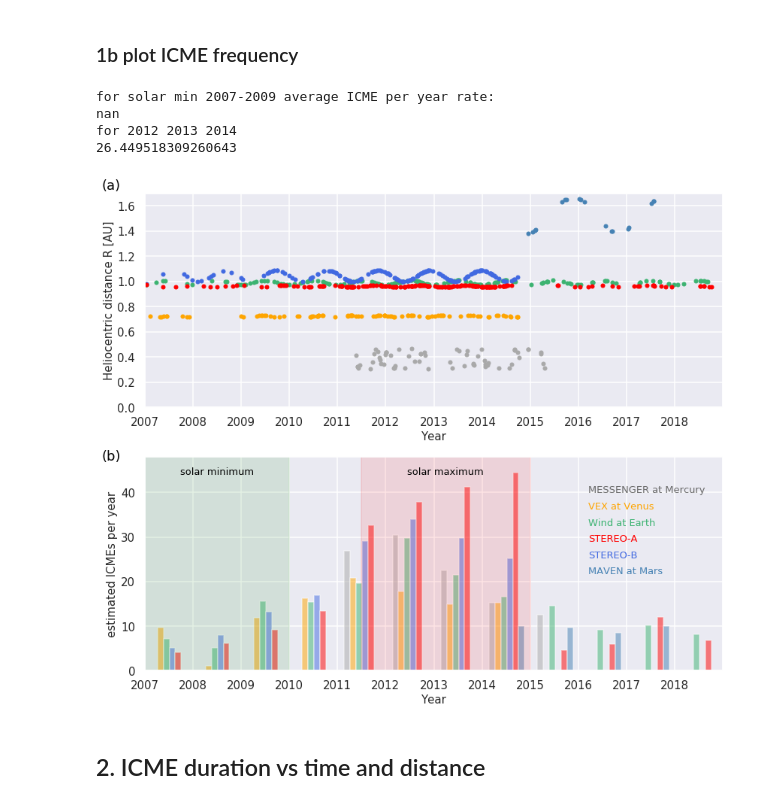
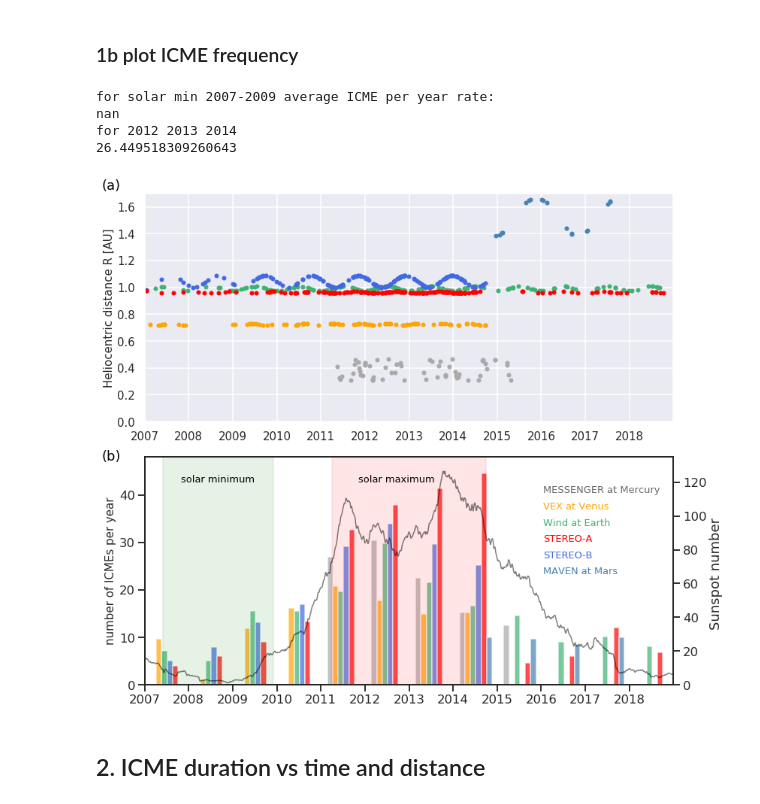
Before and after one commit to cmoestl/heliocats, a Jupyter notebook: cme_statistics.ipynb, the cells around one changed output. Drawn from its saved outputs; the diff is of its cells as text; code cells hidden in the pictures.

```diff
--- a/cme_statistics.ipynb
+++ b/cme_statistics.ipynb
@@ -501,7 +504,6 @@ binweite=360/8
 
 sns.set_context("talk")
 sns.set_style('darkgrid')
-#sns.set_style("ticks",{'grid.linestyle': '--'})
 fsize=15
 
 fig=plt.figure(4,figsize=(12,10	))
@@ -519,7 +521,7 @@ plt.plot_date(ic.icme_start_time[stai],ic.mo_sc_heliodistance[stai],fmt='o',colo
 #plt.plot_date(ic.icme_start_time[ulyi],ic.mo_sc_heliodistance[ulyi],fmt='o',color='brown',markersize=5)
 
 plt.ylabel('Heliocentric distance R [AU]',fontsize=fsize)
-plt.xlabel('Year',fontsize=fsize)
+#plt.xlabel('Year',fontsize=fsize)
 plt.yticks(np.arange(0,2.0,0.2),fontsize=fsize)
 plt.xticks(yearly_start_times,fontsize=fsize)
 
@@ -529,6 +531,11 @@ plt.ylim([0,1.7])
 ax1.xaxis_date()
 myformat = mdates.DateFormatter('%Y')
 ax1.xaxis.set_major_formatter(myformat)
+
+
+sns.set_style('white')
+sns.set_style("ticks",{'grid.linestyle': '--'})
+
 
 
 #################### Fig 1b
@@ -557,23 +564,53 @@ binedges=bin_edgeswin
 #             open( "data/icme_frequency.p", "wb" ), protocol=2 )
 #[binedges,histwin,histvex,histmes,histsta,histstb,histmav]=pickle.load( open( "plots_stats/stats/icme_frequency.p", "rb" ) )
 
+
+
+
 ax2 = plt.subplot(212)
 
+
+#plot sunspot number  with y axis extra on the right
+
+#cut off omni data
+otime=omni[-130000:].time
+#make 12 month running mean for the hourly data
+ospots=running_mean(omni[-130000:].spot,24*30*6+1)
+ax3=ax2.twinx()
+ax3.plot(otime,ospots,'-k',alpha=0.5,linewidth=1.5)
+ax3.set_ylabel('Sunspot number ')
+ax3.set_ylim(0,135)
+
+
+
 #binweite=45
-ax2.bar(bin_edgesmerc[:-1]+30+binweite,histmerc, width=binweite,color='darkgrey', alpha=0.5)
-ax2.bar(bin_edgesvex[:-1]+30+binweite*2,histvex, width=binweite,color='orange', alpha=0.5)
-ax2.bar(bin_edgeswin[:-1]+30+binweite*3,histwin, width=binweite,color='mediumseagreen', alpha=0.5)
-ax2.bar(bin_edgesstb[:-1]+30+binweite*4,histstb, width=binweite,color='royalblue', alpha=0.5)
-ax2.bar(bin_edgessta[:-1]+30+binweite*5,histsta, width=binweite,color='red', alpha=0.5)
+ax2.bar(bin_edgesmerc[:-1]+30+binweite,histmerc, width=binweite,color='darkgrey', alpha=0.7)
+ax2.bar(bin_edgesvex[:-1]+30+binweite*2,histvex, width=binweite,color='orange', alpha=0.7)
+ax2.bar(bin_edgeswin[:-1]+30+binweite*3,histwin, width=binweite,color='mediumseagreen', alpha=0.7)
+ax2.bar(bin_edgesstb[:-1]+30+binweite*4,histstb, width=binweite,color='royalblue', alpha=0.7)
+ax2.bar(bin_edgessta[:-1]+30+binweite*5,histsta, width=binweite,color='red', alpha=0.7)
 #ax2.bar(bin_edgessta[:-1]+30+binweite*5,histuly, width=binweite,color='brown', alpha=0.5)
-ax2.bar(bin_edgesmav[:-1]+30+binweite*6,histmav, width=binweite,color='steelblue', alpha=0.5)
+ax2.bar(bin_edgesmav[:-1]+30+binweite*6,histmav, width=binweite,color='steelblue', alpha=0.7)
+ax2.set_ylim(0,48)
+ax2.set_xlim(yearly_bin_edges[0],yearly_bin_edges[-1])
 
-plt.xlim(yearly_bin_edges[0],yearly_bin_edges[-1])
+fsize=15
+ax2.set_ylabel('number of ICMEs per year',fontsize=fsize)
+#ax2.set_yticks(fontsize=fsize)
+
+
+
+
 ax2.xaxis_date()
 myformat = mdates.DateFormatter('%Y')
 ax2.xaxis.set_major_formatter(myformat)
+plt.xticks(yearly_start_times, fontsize=fsize)
+plt.xlabel('Year',fontsize=fsize)
+
+
+
 #sets planet / spacecraft labels
-xoff=0.77
+xoff=0.7
 yoff=0.45
 fsize=13
 plt.figtext(xoff,yoff-0.03*1,'MESSENGER at Mercury',color='dimgrey', fontsize=fsize, ha='left')
@@ -586,63 +623,54 @@ plt.figtext(xoff,yoff-0.03*6,'MAVEN at Mars',color='steelblue', fontsize=fsize,
 #panel labels
 plt.figtext(0.02,0.98,'(a)',color='black', fontsize=fsize+5, ha='left')
 plt.figtext(0.02,0.48,'(b)',color='black', fontsize=fsize+5, ha='left')
-plt.ylim(0,48)
 #limits solar min/rise/max
-vlevel=44
+vlevel=120
 fsize=13
 
 plt.axvspan(minstart_num,minend_num, color='green', alpha=0.1)
 plt.annotate('solar minimum',xy=(minstart_num+(minend_num-minstart_num)/2,vlevel),color='black', ha='center', fontsize=fsize)
 
 plt.axvspan(maxstart_num,maxend_num, color='red', alpha=0.1)
-plt.annotate('solar maximum',xy=(maxstart_num+(maxend_num-maxstart_num)/2,vlevel),color='black', ha='center', fontsize=fsize)
+plt.annotate('solar maximum',xy=(maxstart_num+(maxend_num-maxstart_num)/2-100,vlevel),color='black', ha='center', fontsize=fsize)
 
 
 #plt.axvspan(risestart_num,riseend_num, color='yellow', alpha=0.1)
 #plt.annotate('rising phase',xy=(risestart_num+(riseend_num-risestart_num)/2,vlevel),color='black', ha='center', fontsize=fsize)
 
-fsize=15
-plt.ylabel('estimated ICMEs per year',fontsize=fsize)
-plt.xlabel('Year',fontsize=fsize)
-plt.yticks(fontsize=fsize)
-plt.xticks(yearly_start_times, fontsize=fsize)
 plt.tight_layout()
-
-
-#************ addSunspot number in back with right axis
 
 #sns.despine()
 
 plt.savefig('results/plots_stats/ICME_frequency_1.pdf', dpi=300)
 plt.savefig('results/plots_stats/ICME_frequency_1.png', dpi=300)
 
 
 #calculate general parameters
 
 print('for solar min 2007-2009 average ICME per year rate:')
 mean07=np.mean([histwin[0],histvex[0],histsta[0],histstb[0],histmerc[0]])
 mean08=np.mean([histwin[1],histvex[1],histsta[1],histstb[1],histmerc[1]])
 mean09=np.mean([histwin[2],histvex[2],histsta[2],histstb[2],histmerc[2]])
 print(np.nanmean([mean07,mean08,mean09]))
 
 #print('for 2010 2011')
 #mean10=np.mean([histwin[3],histvex[3],histsta[3],histstb[3],histmes[3]])
 #mean11=np.mean([histwin[4],histvex[4],histsta[4],histstb[4],histmes[4]])
 #print(np.mean([mean10,mean11]))
 
 
 print('for 2012 2013 2014')
 mean12=np.mean([histwin[5],histvex[5],histsta[5],histstb[5],histmerc[5]])
 mean13=np.mean([histwin[6],histvex[6],histsta[6],histstb[6],histmerc[6]])
 mean14=np.mean([histwin[7],histvex[7],histsta[7],histstb[7],histmerc[7]])
 
 print(np.mean([mean12,mean13,mean14]))
 # %% [output]
 for solar min 2007-2009 average ICME per year rate:
 nan
 for 2012 2013 2014
 26.449518309260643
-[figure, old version]
+[figure, new version]
 # %% [markdown]
 ## 2. ICME duration vs time and distance
 # %%
```
Also changed, not shown: parts of 8 cells of this notebook, 11 other files.
